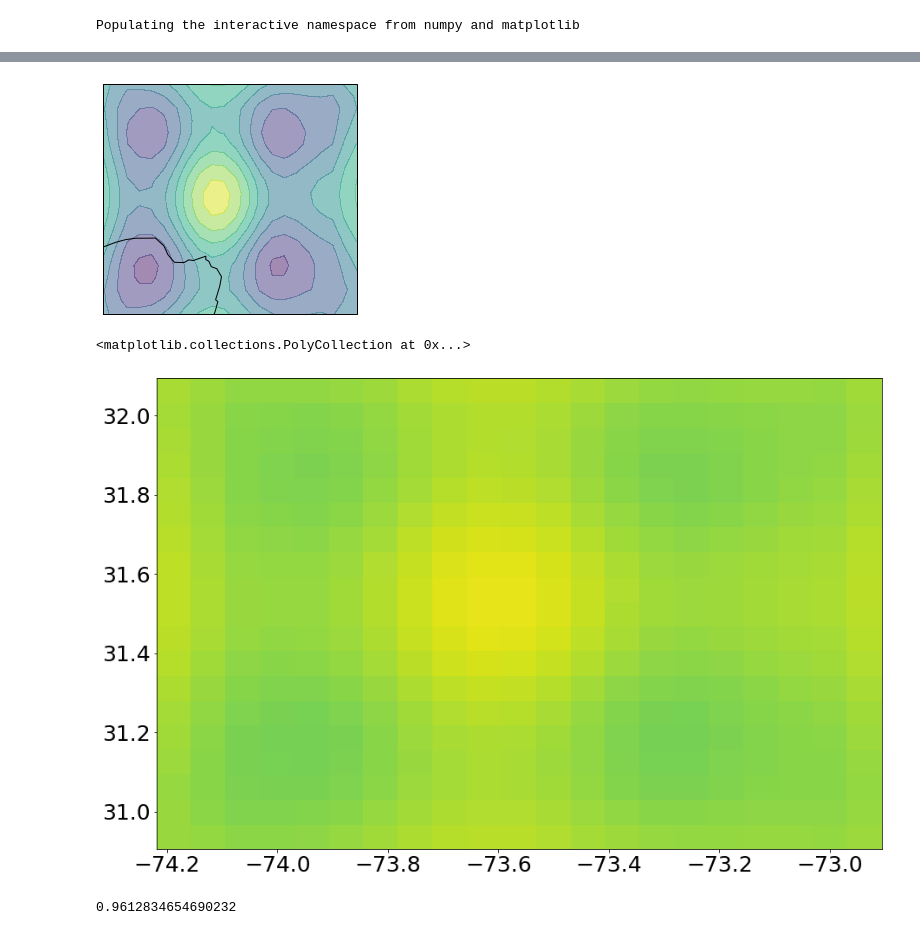
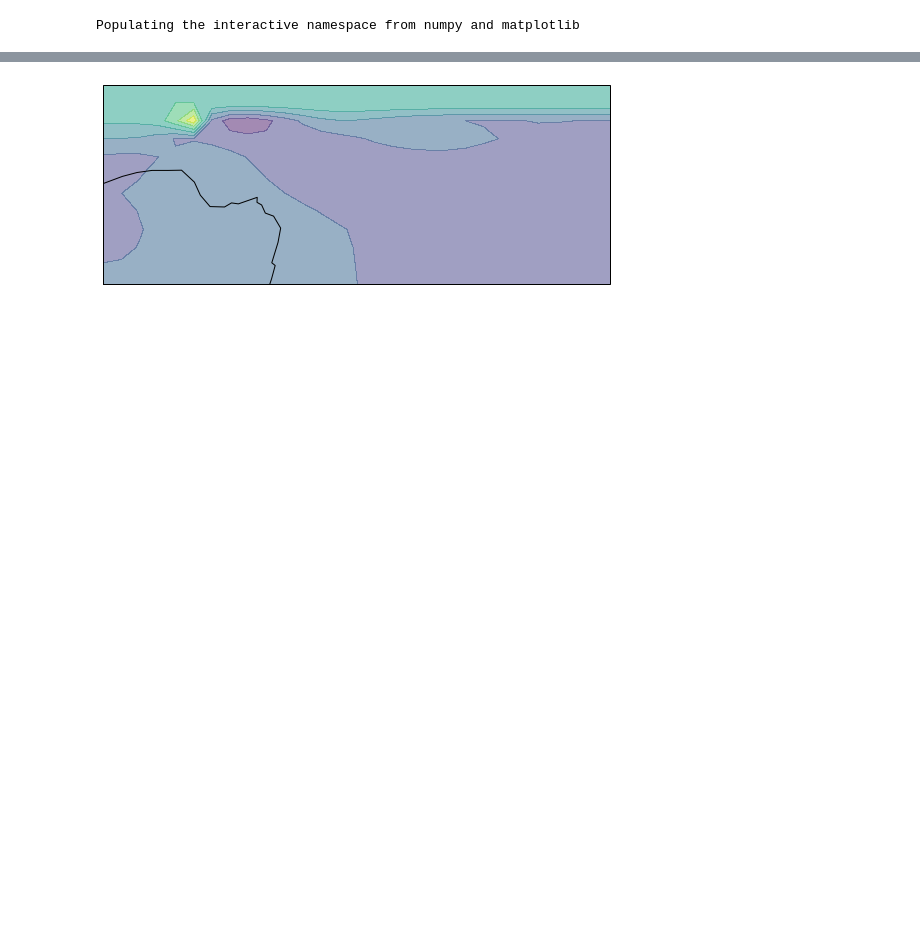
Before and after one commit to cjeffr/BarrierIslandBreachv1, a Jupyter notebook: fort.q_plotting.ipynb, the cells around one changed output, grey strips where cells are left out. Drawn from its saved outputs; the diff is of its cells as text; code cells hidden in the pictures; blank space fills up the shorter version.

```diff
--- a/fort.q_plotting.ipynb
+++ b/fort.q_plotting.ipynb
@@ -25,7 +25,7 @@ def read_fortq(frame):
         drytol_default = 0.001
         water = np.copy(eta)
         idx = np.where((h<=drytol_default) & (h>=-drytol_default))
-        water[ind] = 0
+        water[idx] = 0
 
         # Save variables to dictionary
         long=Xc[:,0]
@@ -33,8 +33,9 @@ def read_fortq(frame):
         patch_dict[stateno] = {"lat": lat, 'long':long, 'eta':eta, 'amr_level':level}
         return patch_dict, water, h, Xc, Yc, eta
 # %%
-for i in range(4):
-    [patch_dict, water,h,X,Y,eta]=water_level(i)
+### Test plot of the data
+for i in range(4,5):
+    [patch_dict, water, h, X, Y, eta]=read_fortq(i)
     plt.figure()
     plt.scatter(X,Y,c=water,s=100,cmap=plt.get_cmap('coolwarm'))
     plt.clim(-0.1,0.1)
@@ -90,9 +45,0 @@ for stateno, state in enumerate(x.states):
-# %%
-water = np.copy(eta)
-water
-ind=np.where(h<=drytol_default)
-nan_index = np.where(eta <=0.001)
-water[ind] = np.nan
-topo = eta-h
-land = np.ma.masked_where(h > drytol_default, eta)
-eta
@@ -246,29 +79,23 @@ ccrs?
 # %%
-fig = plt.figure(figsize=[10,15])
-ax = fig.add_subplot(121, projection=ccrs.PlateCarree([-75.5, -75.08, 37.8, 38.25]))
-img_extent = [-75.5, -75.08, 37.8, 38.25]
+fig = plt.figure(figsize=[20,15])
+ax = fig.add_subplot(121, projection=ccrs.PlateCarree([-99.0, -70.0, 20.0, 32.0]))
+
 
 # ax.set_extent(img_extent)
 ax.coastlines()
 
 # ax.contourf(long, lat, eta)
 
 
 # import numpy as np
 # lon = np.linspace(-80, 80, 25)
 # lat = np.linspace(30, 70, 25)
 # lon2d, lat2d = np.meshgrid(lon, lat)
 # data = np.cos(np.deg2rad(lat2d) * 4) + np.sin(np.deg2rad(lon2d) * 4)
 ax.contourf(da, alpha=0.5)
 plt.show()
 
-fig = plt.figure(2)
-plt.pcolor(Xc, Yc, eta, vmin=-0.1, vmax=1.)
+# fig = plt.figure(2)
+# plt.pcolor(Xc, Yc, eta, vmin=-0.1, vmax=1.)
 # %% [output]
-[figure, old version]
+[figure, new version]
-<matplotlib.collections.PolyCollection at 0x...>
-[figure, removed]
-# %%
-eta.max()
-# %% [output]
-0.9612834654690232
```
Also changed, not shown: parts of 10 cells of this notebook.
